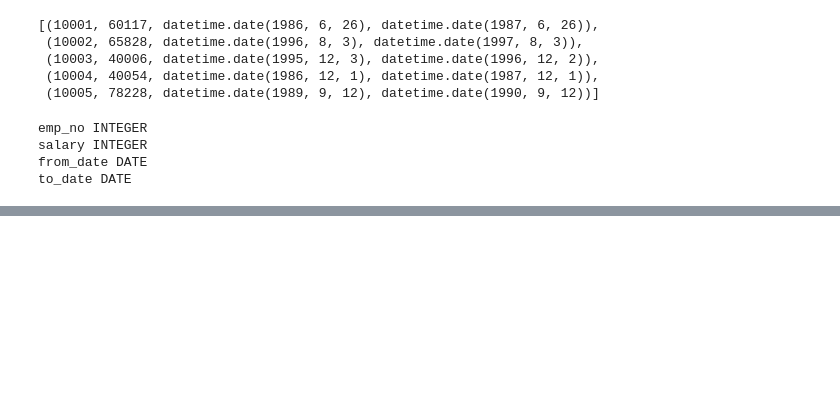
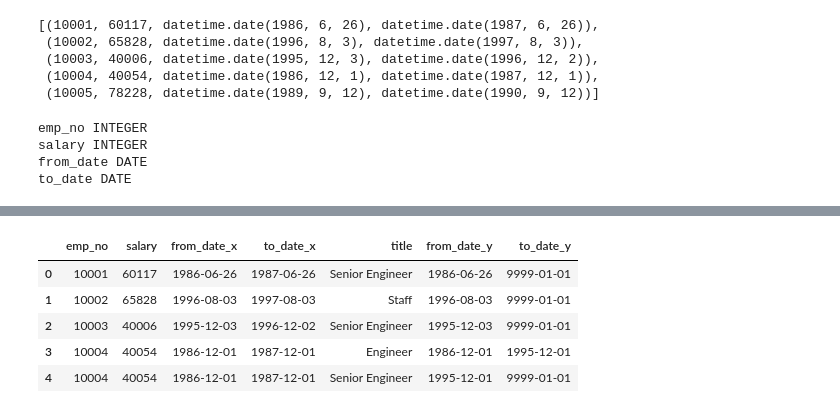
Before and after one commit to michaellegg16/Employee-Research-SQL, a Jupyter notebook: Bonus/main.ipynb, the cells around one changed output, grey strips where cells are left out. Saved outputs shown, nothing was run; the diff lists cells and outputs as text; code cells hidden in the pictures; blank space fills up the shorter version.

```diff
--- a/Bonus/main.ipynb
+++ b/Bonus/main.ipynb
@@ -68,0 +94,10 @@ plt.show()
+# %%
+# View the merged dataframe
+title_salaries.head()
+# %% [output]
+|  | emp_no | salary | from_date_x | to_date_x | title | from_date_y | to_date_y |
+| 0 | 10001 | 60117 | 1986-06-26 | 1987-06-26 | Senior Engineer | 1986-06-26 | 9999-01-01 |
+| 1 | 10002 | 65828 | 1996-08-03 | 1997-08-03 | Staff | 1996-08-03 | 9999-01-01 |
+| 2 | 10003 | 40006 | 1995-12-03 | 1996-12-02 | Senior Engineer | 1995-12-03 | 9999-01-01 |
+| 3 | 10004 | 40054 | 1986-12-01 | 1987-12-01 | Engineer | 1986-12-01 | 1995-12-01 |
+| 4 | 10004 | 40054 | 1986-12-01 | 1987-12-01 | Senior Engineer | 1995-12-01 | 9999-01-01 |
```
Also changed, not shown: parts of 18 cells of this notebook.
